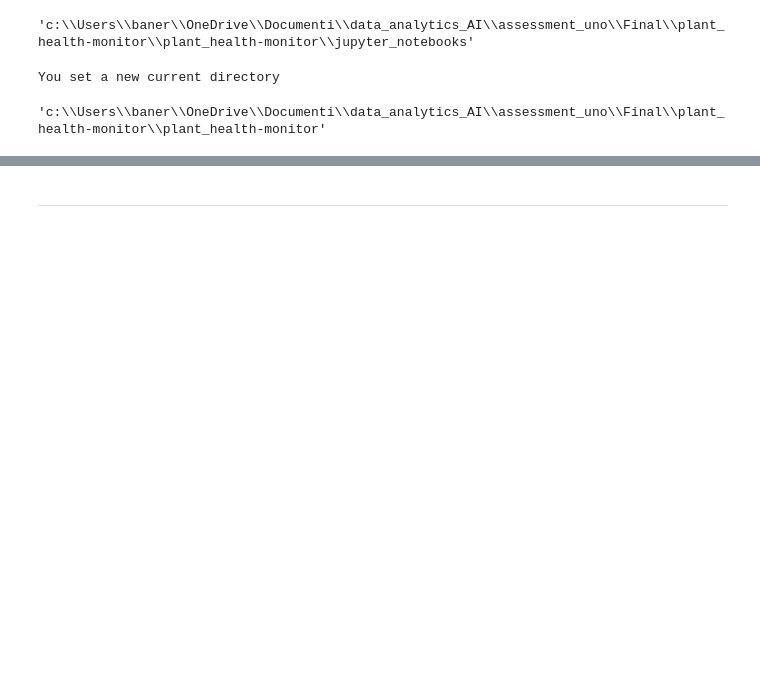
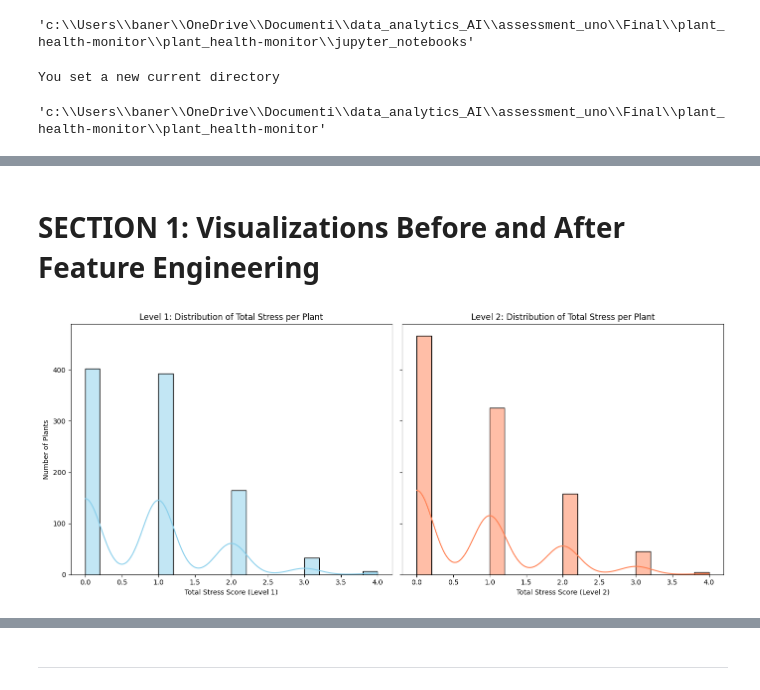
Before and after one commit to banerjixplores/plant_health-monitor, a Jupyter notebook: jupyter_notebooks/step2_data_visualization.ipynb, the cells around one changed output, grey strips where cells are left out. Saved outputs shown, nothing was run; the diff lists cells and outputs as text; code cells hidden in the pictures; blank space fills up the shorter version.

```diff
--- a/jupyter_notebooks/step2_data_visualization.ipynb
+++ b/jupyter_notebooks/step2_data_visualization.ipynb
@@ -234,0 +31,24 @@ plt.show()
+# %%
+# ---
+# Libraries
+import pandas as pd
+import numpy as np
+import matplotlib.pyplot as plt
+import seaborn as sns
+import plotly.express as px
+
+# Set paths
+raw_path = "data/raw/plant_moniter_health_data.csv"
+cleaned_path = "data/cleaned/plant_moniter_health_data_cleaned.csv"
+encoded_path1 = "data/encoded/plant_health_cleaned_level1.csv"
+encoded_path2 = "data/encoded/plant_health_cleaned_level2.csv"
+
+# Ensure directories exist
+os.makedirs(os.path.dirname(raw_path), exist_ok=True)
+os.makedirs(os.path.dirname(cleaned_path), exist_ok=True)
+
+# Load datasets
+level1_df = pd.read_csv(encoded_path1)
+level2_df = pd.read_csv(encoded_path2)
+
+# ---
@@ -234,0 +85,22 @@ plt.show()
+# %% [markdown]
+#  SECTION 1: Visualizations Before and After Feature Engineering
+# %%
+# 1.1. Distribution of Total stress per plant (Biotic and Abiotic groups)
+fig, axes = plt.subplots(1, 2, figsize=(14, 6), sharey=True)
+
+# Level 1 Distribution Plot
+sns.histplot(level1_df['Total_Stress_L1b'], kde=True, ax=axes[0], color='skyblue')
+axes[0].set_title('Level 1: Distribution of Total Stress per Plant')
+axes[0].set_xlabel('Total Stress Score (Level 1)')
+axes[0].set_ylabel('Number of Plants')
+
+# Level 2 Distribution Plot
+sns.histplot(level2_df['Total_Stress_Score_L2'], kde=True, ax=axes[1], color='coral')
+axes[1].set_title('Level 2: Distribution of Total Stress per Plant')
+axes[1].set_xlabel('Total Stress Score (Level 2)')
+axes[1].set_ylabel('Number of Plants')
+
+plt.tight_layout()
+plt.show()
+# %% [output]
+[figure, added]
```
Also changed, not shown: parts of 67 cells of this notebook.
